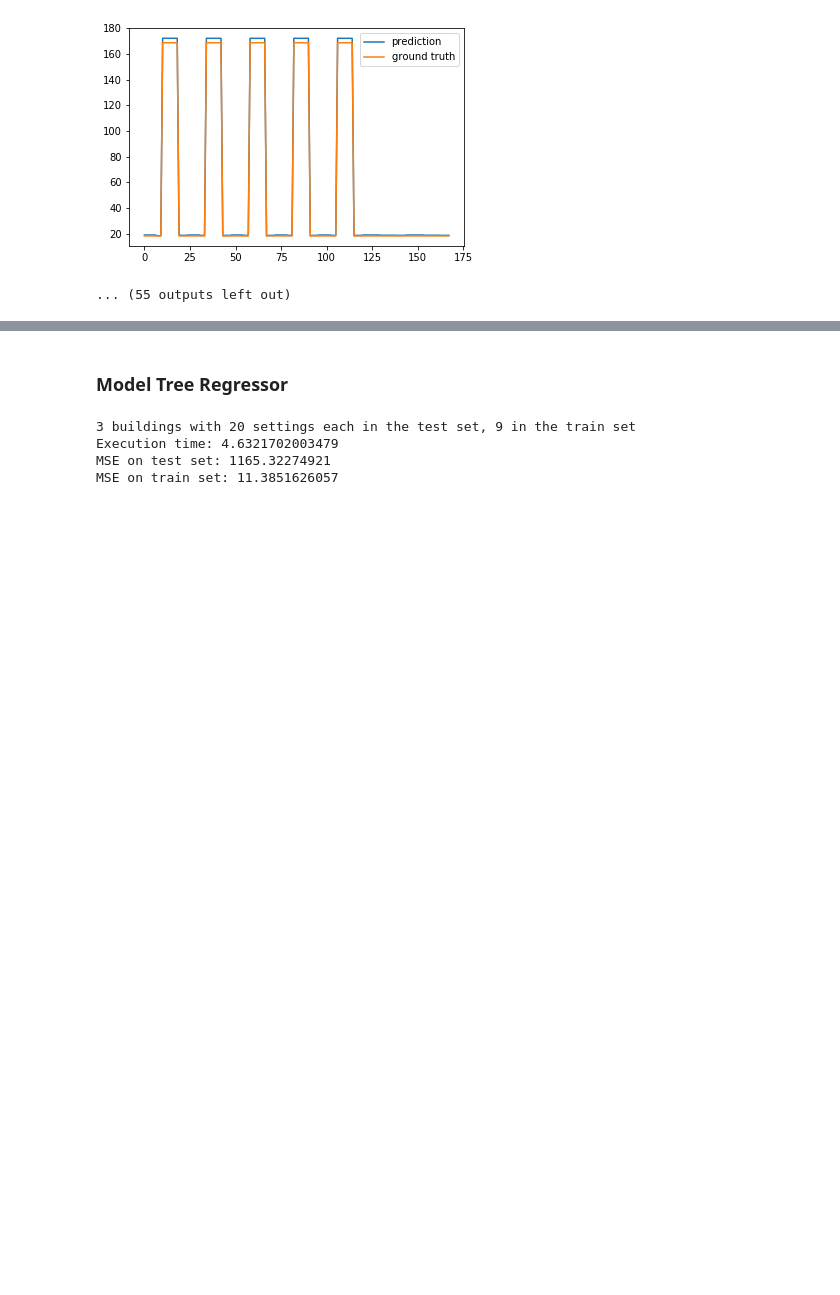
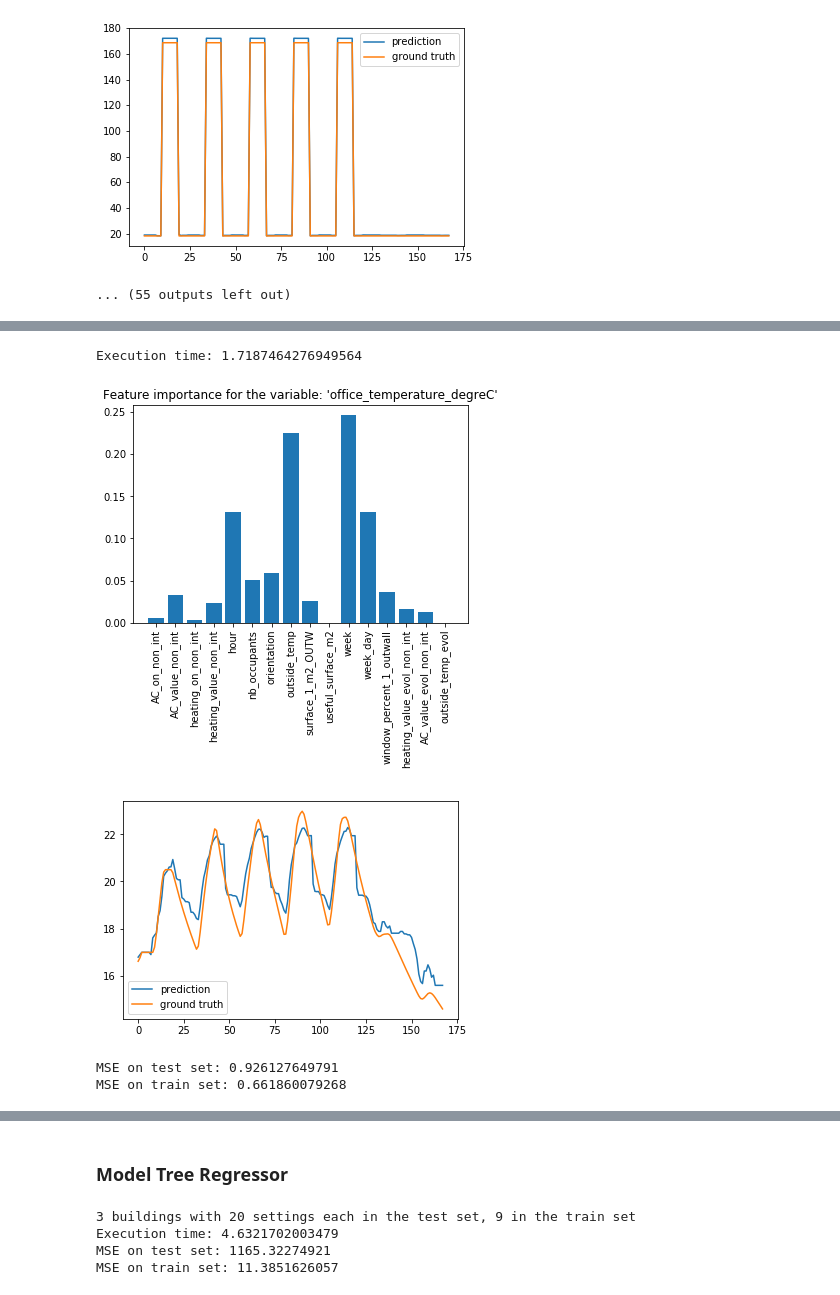
Before and after one commit to adelegi/Challenge_ENS, a Jupyter notebook: Test_XGBoost_heating_conso.ipynb, the cells around one changed output, grey strips where cells are left out. Drawn from its saved outputs; the diff is of its cells as text; code cells hidden in the pictures; blank space fills up the shorter version.

```diff
--- a/Test_XGBoost_heating_conso.ipynb
+++ b/Test_XGBoost_heating_conso.ipynb
@@ -270,0 +316,30 @@ KeyboardInterrupt:
+# %%
+col_var = output['fields']['office_temperature_degreC']
+
+# increase n_estimators = 1000
+start_time = time.time()
+model_xgb = xgb.XGBRegressor(silent=False, gamma=20)
+model_xgb.fit(model.X_train , model.Y_train[:, col_var])
+print("Execution time:", (time.time() - start_time) / 60)
+
+Y_pred_test = model_xgb.predict(model.X_test)
+# Affichages
+model.model_importance()
+num_sem = 5
+n1, n2 = num_sem*24*7, num_sem*24*7 + 7*24
+plot(model, n1, n2, Y_pred_test)
+
+# Test Score
+mse = sklearn.metrics.mean_squared_error(model.Y_test[:, col_var], Y_pred_test)
+print("MSE on test set:", mse)
+
+# Train score
+Y_pred_train = model_xgb.predict(model.X_train)
+mse_train = sklearn.metrics.mean_squared_error(model.Y_train[:, col_var], Y_pred_train)
+print("MSE on train set:", mse_train)
+# %% [output]
+Execution time: 1.7187464276949564
+[figure, added]
+[figure, added]
+MSE on test set: 0.926127649791
+MSE on train set: 0.661860079268
```
Also changed, not shown: parts of 8 cells of this notebook, 4 other files.
